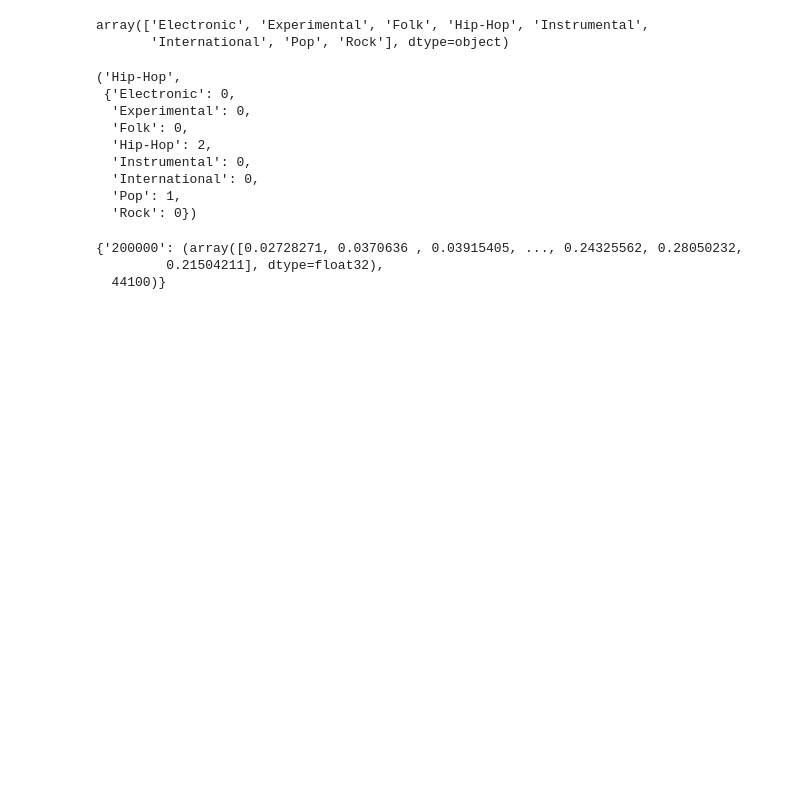
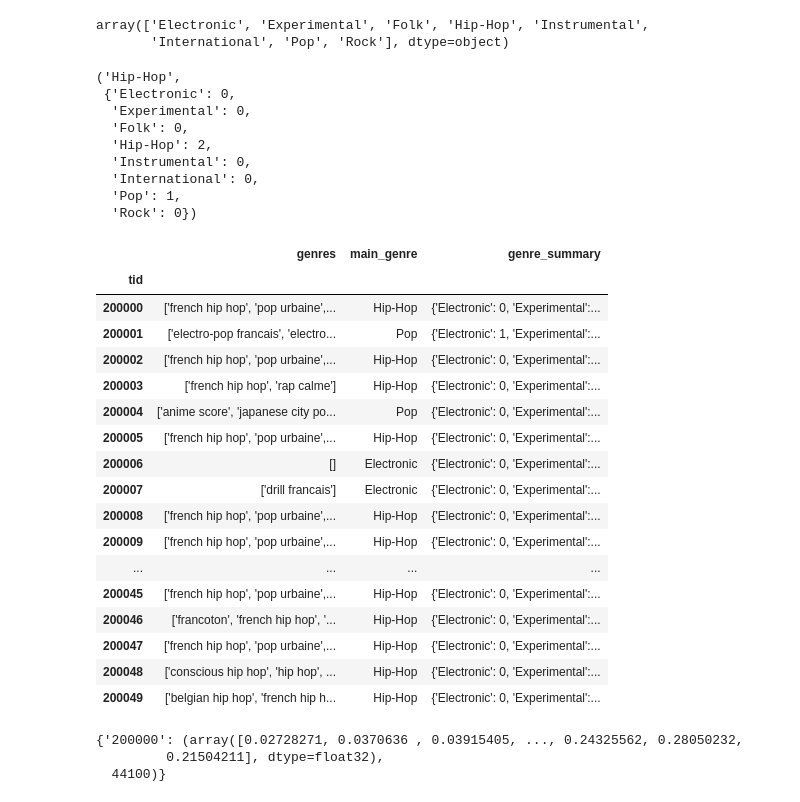
Before and after one commit to a-pellissier/Project_Spotify_502, a Jupyter notebook: notebooks/Exploration_Get_Audio_Sample.ipynb, the cells around one changed output. Saved outputs shown, nothing was run; the diff lists cells and outputs as text; code cells hidden in the pictures; blank space fills up the shorter version.

```diff
--- a/notebooks/Exploration_Get_Audio_Sample.ipynb
+++ b/notebooks/Exploration_Get_Audio_Sample.ipynb
@@ -200,3 +202,26 @@ genre_spotify_to_FMA(spotify_genre_list_of_lists[0])
+# %%
+df = pd.read_csv('../Project_Spotify_502/genres.csv', index_col=0)
+# %%
+df
+# %% [output]
+|  | genres | main_genre | genre_summary |
+| tid |  |  |  |
+| 200000 | ['french hip hop', 'pop urbaine',... | Hip-Hop | {'Electronic': 0, 'Experimental':... |
+| 200001 | ['electro-pop francais', 'electro... | Pop | {'Electronic': 1, 'Experimental':... |
+| 200002 | ['french hip hop', 'pop urbaine',... | Hip-Hop | {'Electronic': 0, 'Experimental':... |
+| 200003 | ['french hip hop', 'rap calme'] | Hip-Hop | {'Electronic': 0, 'Experimental':... |
+| 200004 | ['anime score', 'japanese city po... | Pop | {'Electronic': 0, 'Experimental':... |
+| 200005 | ['french hip hop', 'pop urbaine',... | Hip-Hop | {'Electronic': 0, 'Experimental':... |
+| 200006 | [] | Electronic | {'Electronic': 0, 'Experimental':... |
+| 200007 | ['drill francais'] | Electronic | {'Electronic': 0, 'Experimental':... |
+| 200008 | ['french hip hop', 'pop urbaine',... | Hip-Hop | {'Electronic': 0, 'Experimental':... |
+| 200009 | ['french hip hop', 'pop urbaine',... | Hip-Hop | {'Electronic': 0, 'Experimental':... |
+| ... | ... | ... | ... |
+| 200045 | ['french hip hop', 'pop urbaine',... | Hip-Hop | {'Electronic': 0, 'Experimental':... |
+| 200046 | ['francoton', 'french hip hop', '... | Hip-Hop | {'Electronic': 0, 'Experimental':... |
+| 200047 | ['french hip hop', 'pop urbaine',... | Hip-Hop | {'Electronic': 0, 'Experimental':... |
+| 200048 | ['conscious hip hop', 'hip hop', ... | Hip-Hop | {'Electronic': 0, 'Experimental':... |
+| 200049 | ['belgian hip hop', 'french hip h... | Hip-Hop | {'Electronic': 0, 'Experimental':... |
 # %%
 from urllib.request import urlopen
 import librosa
```
Also changed, not shown: parts of 1 cell of this notebook, 3 other files.
